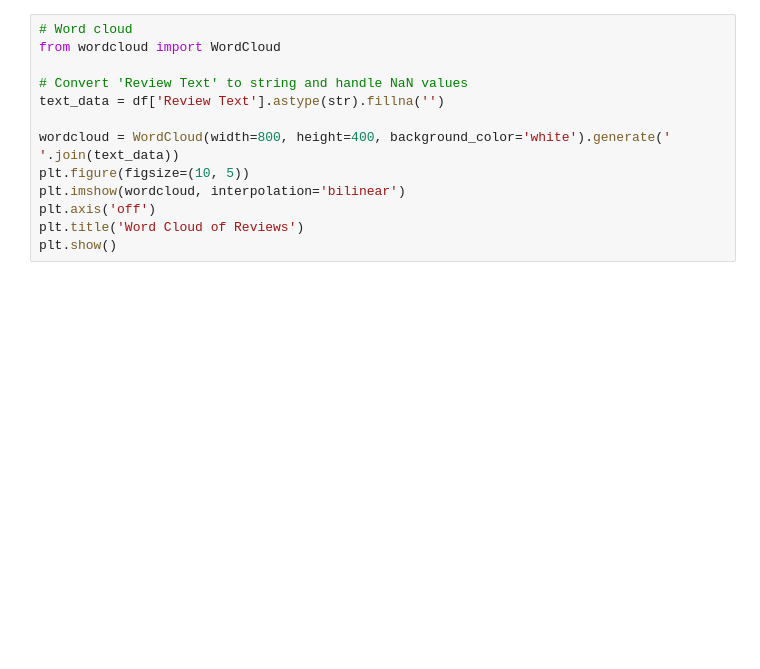
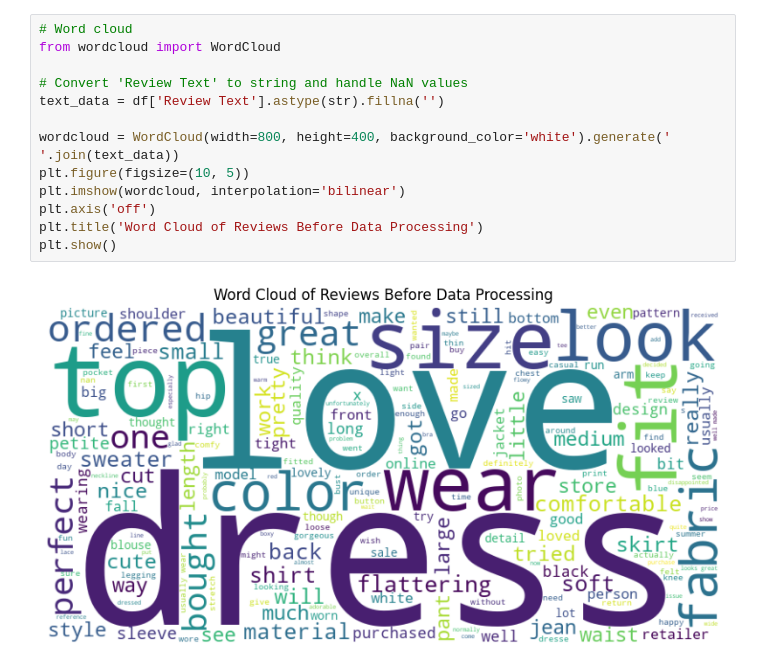
Before and after one commit to memu1227/Web-Mining-Final-Project, a Jupyter notebook: Visuals.ipynb, the cells around one changed output. Saved outputs shown, nothing was run; the diff lists cells and outputs as text; blank space fills up the shorter version.

Commit message:
adding visuals

```diff
--- a/Visuals.ipynb
+++ b/Visuals.ipynb
@@ -35,16 +41,18 @@ plt.show()
 # %%
 # Word cloud
 from wordcloud import WordCloud
 
 # Convert 'Review Text' to string and handle NaN values
 text_data = df['Review Text'].astype(str).fillna('')
 
 wordcloud = WordCloud(width=800, height=400, background_color='white').generate(' '.join(text_data))
 plt.figure(figsize=(10, 5))
 plt.imshow(wordcloud, interpolation='bilinear')
 plt.axis('off')
-plt.title('Word Cloud of Reviews')
+plt.title('Word Cloud of Reviews Before Data Processing')
 plt.show()
+# %% [output]
+[figure, added]
 # %%
 # Box plots
 sns.boxplot(x='Rating', y='Age', data=df)
```
Also changed, not shown: parts of 6 cells of this notebook.
